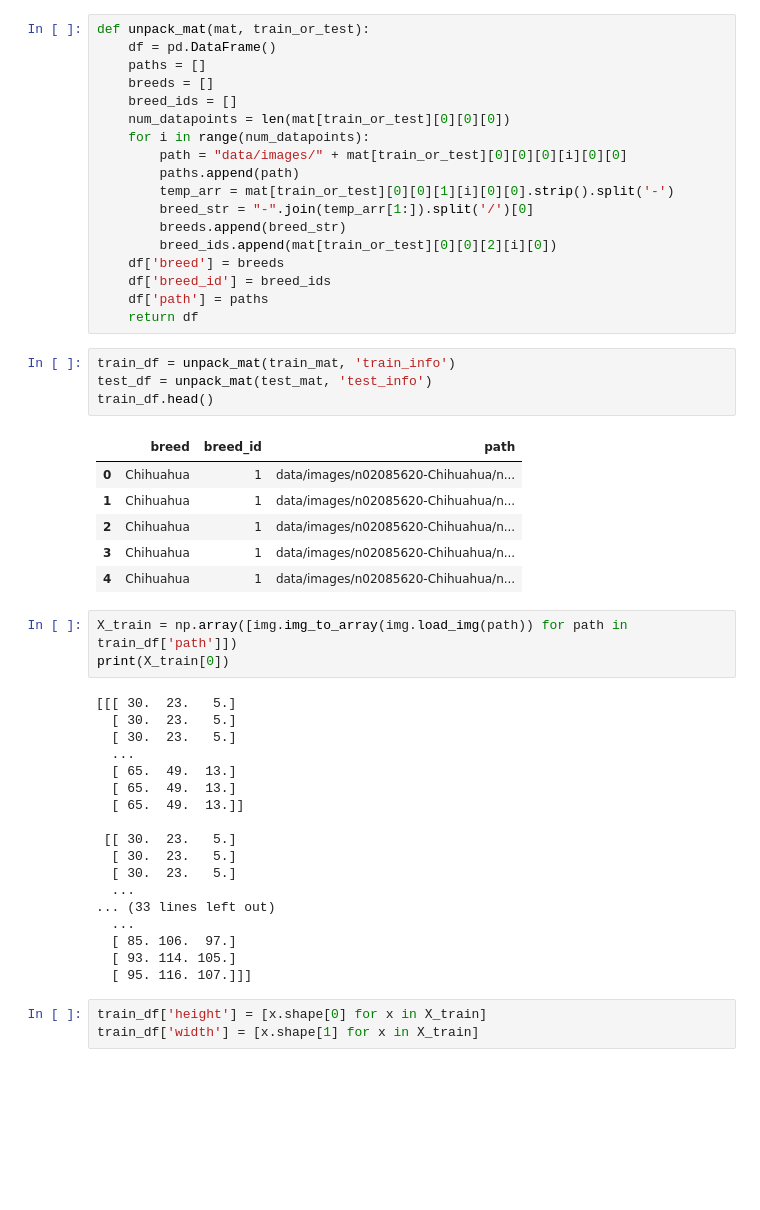
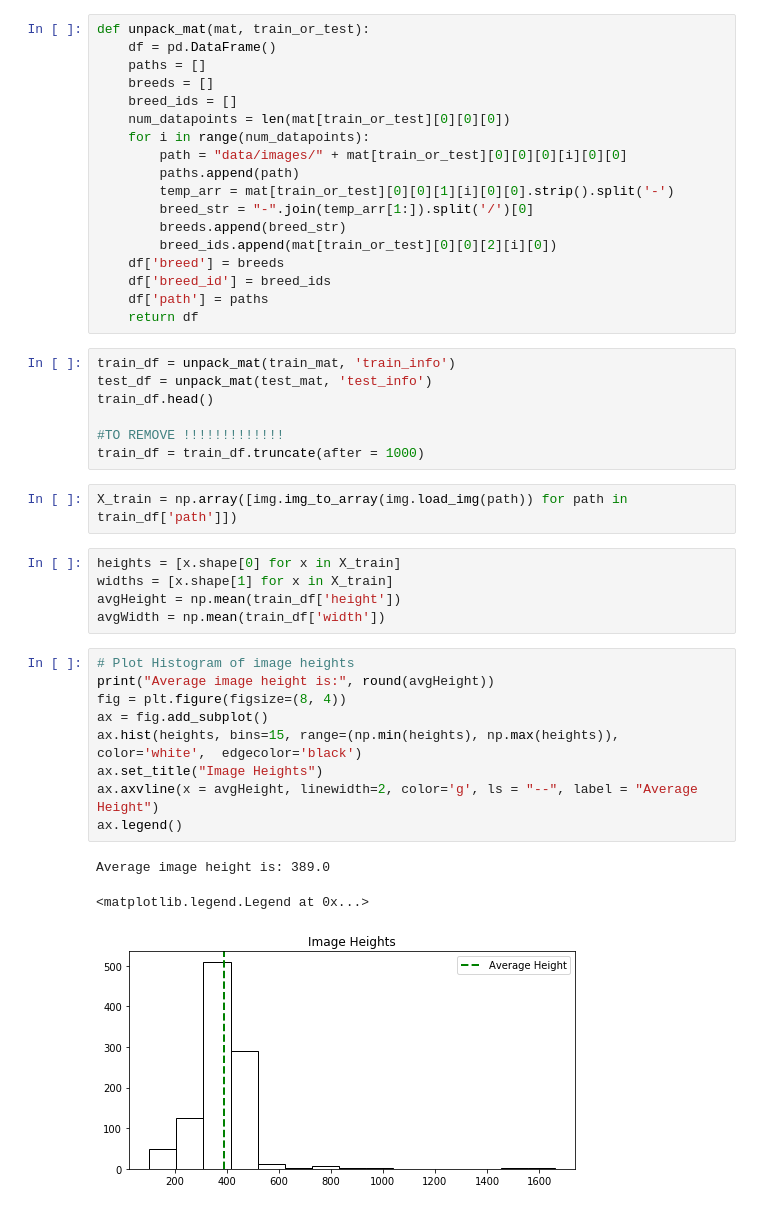
Before and after one commit to elpa8934/GAN, a Jupyter notebook: EDANotebook.ipynb, the cells around one changed output. Saved outputs shown, nothing was run; the diff lists cells and outputs as text; blank space fills up the shorter version.

```diff
--- a/EDANotebook.ipynb
+++ b/EDANotebook.ipynb
@@ -41,34 +41,26 @@ def unpack_mat(mat, train_or_test):
 train_df = unpack_mat(train_mat, 'train_info')
 test_df = unpack_mat(test_mat, 'test_info')
 train_df.head()
+
+#TO REMOVE !!!!!!!!!!!!!
+train_df = train_df.truncate(after = 1000)
-# %% [output]
-|  | breed | breed_id | path |
-| 0 | Chihuahua | 1 | data/images/n02085620-Chihuahua/n... |
-| 1 | Chihuahua | 1 | data/images/n02085620-Chihuahua/n... |
-| 2 | Chihuahua | 1 | data/images/n02085620-Chihuahua/n... |
-| 3 | Chihuahua | 1 | data/images/n02085620-Chihuahua/n... |
-| 4 | Chihuahua | 1 | data/images/n02085620-Chihuahua/n... |
 # %%
 X_train = np.array([img.img_to_array(img.load_img(path)) for path in train_df['path']])
-print(X_train[0])
-# %% [output]
-[[[ 30.  23.   5.]
-  [ 30.  23.   5.]
-  [ 30.  23.   5.]
-  ...
-  [ 65.  49.  13.]
-  [ 65.  49.  13.]
-  [ 65.  49.  13.]]
-
- [[ 30.  23.   5.]
-  [ 30.  23.   5.]
-  [ 30.  23.   5.]
-  ...
-... (33 lines left out)
-  ...
-  [ 85. 106.  97.]
-  [ 93. 114. 105.]
-  [ 95. 116. 107.]]]
 # %%
-train_df['height'] = [x.shape[0] for x in X_train]
-train_df['width'] = [x.shape[1] for x in X_train]
+heights = [x.shape[0] for x in X_train]
+widths = [x.shape[1] for x in X_train]
+avgHeight = np.mean(train_df['height'])
+avgWidth = np.mean(train_df['width'])
+# %%
+# Plot Histogram of image heights
+print("Average image height is:", round(avgHeight))
+fig = plt.figure(figsize=(8, 4))
+ax = fig.add_subplot()
+ax.hist(heights, bins=15, range=(np.min(heights), np.max(heights)), color='white',  edgecolor='black')
+ax.set_title("Image Heights")
+ax.axvline(x = avgHeight, linewidth=2, color='g', ls = "--", label = "Average Height")
+ax.legend()
+# %% [output]
+Average image height is: 389.0
+<matplotlib.legend.Legend at 0x...>
+[figure, added]
```
Also changed, not shown: parts of 3 cells of this notebook, 1 other file.
